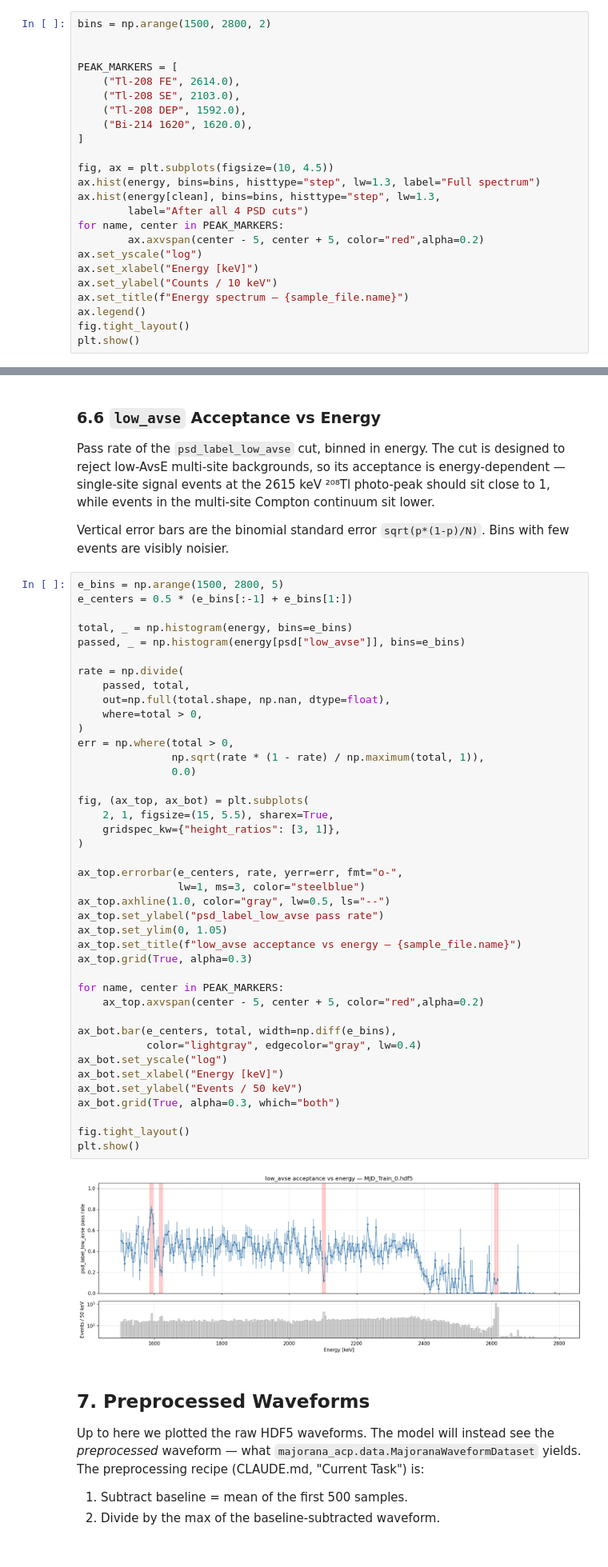
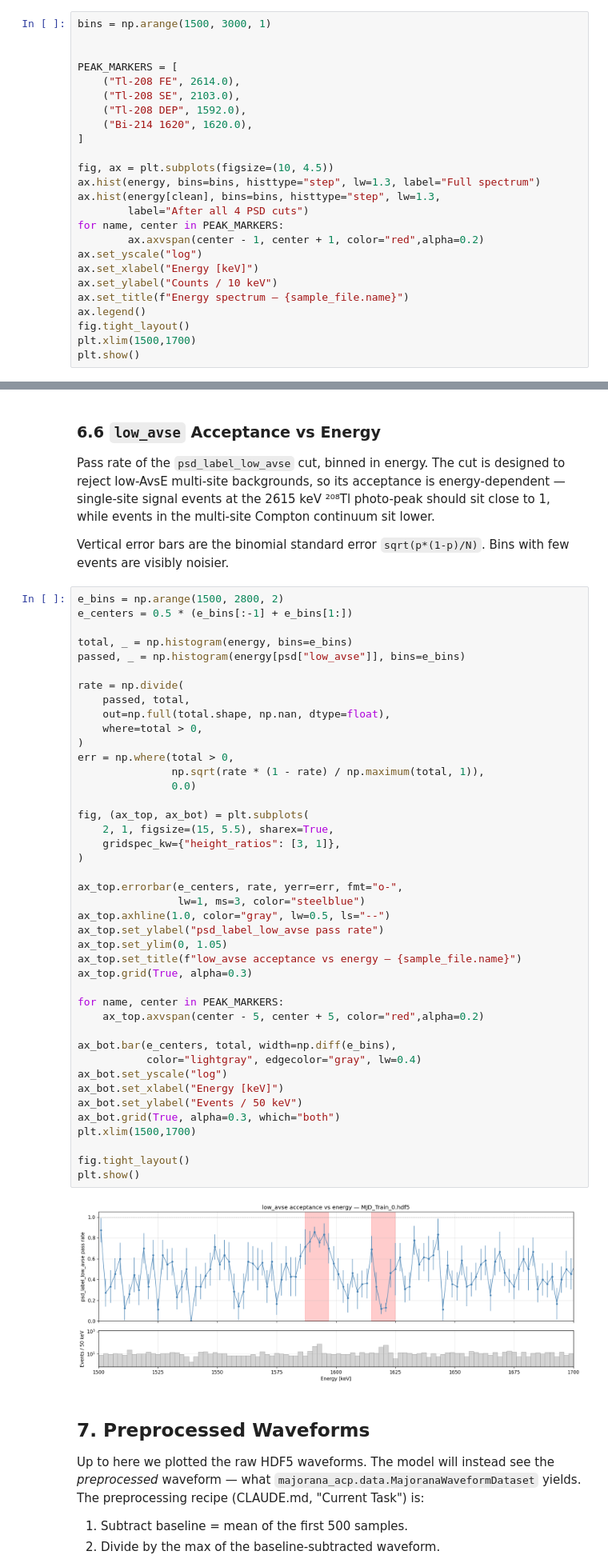
Before and after one commit to Galileo-Sandbox/MAJORANA_ACP, a Jupyter notebook: notebooks/data_visualization.ipynb, the cells around one changed output, grey strips where cells are left out. Shown at 80% size. Drawn from its saved outputs; the diff is of its cells as text.

```diff
--- a/notebooks/data_visualization.ipynb
+++ b/notebooks/data_visualization.ipynb
@@ -224,7 +224,7 @@ four PSD cuts. Reproduces the structure of Figure 2 in the data-release
 paper (on a single file rather than the full dataset). The step-like
 feature near 100 keV is from the upstream `sumE > 100 keV` skim cut.
 # %%
-bins = np.arange(1500, 2800, 2)
+bins = np.arange(1500, 3000, 1)
 
 
 PEAK_MARKERS = [
@@ -239,12 +239,13 @@ ax.hist(energy, bins=bins, histtype="step", lw=1.3, label="Full spectrum")
 ax.hist(energy[clean], bins=bins, histtype="step", lw=1.3,
         label="After all 4 PSD cuts")
 for name, center in PEAK_MARKERS:
-        ax.axvspan(center - 5, center + 5, color="red",alpha=0.2)
+        ax.axvspan(center - 1, center + 1, color="red",alpha=0.2)
 ax.set_yscale("log")
 ax.set_xlabel("Energy [keV]")
 ax.set_ylabel("Counts / 10 keV")
 ax.set_title(f"Energy spectrum — {sample_file.name}")
 ax.legend()
 fig.tight_layout()
+plt.xlim(1500,1700)
 plt.show()
 # %% [output]
@@ -323,7 +381,7 @@ continuum sit lower.
 Vertical error bars are the binomial standard error
 `sqrt(p*(1-p)/N)`. Bins with few events are visibly noisier.
 # %%
-e_bins = np.arange(1500, 2800, 5)
+e_bins = np.arange(1500, 2800, 2)
 e_centers = 0.5 * (e_bins[:-1] + e_bins[1:])
 
 total, _ = np.histogram(energy, bins=e_bins)
@@ -337,34 +395,35 @@ rate = np.divide(
 err = np.where(total > 0,
                np.sqrt(rate * (1 - rate) / np.maximum(total, 1)),
                0.0)
 
 fig, (ax_top, ax_bot) = plt.subplots(
     2, 1, figsize=(15, 5.5), sharex=True,
     gridspec_kw={"height_ratios": [3, 1]},
 )
 
 ax_top.errorbar(e_centers, rate, yerr=err, fmt="o-",
                 lw=1, ms=3, color="steelblue")
 ax_top.axhline(1.0, color="gray", lw=0.5, ls="--")
 ax_top.set_ylabel("psd_label_low_avse pass rate")
 ax_top.set_ylim(0, 1.05)
 ax_top.set_title(f"low_avse acceptance vs energy — {sample_file.name}")
 ax_top.grid(True, alpha=0.3)
 
 for name, center in PEAK_MARKERS:
     ax_top.axvspan(center - 5, center + 5, color="red",alpha=0.2)
 
 ax_bot.bar(e_centers, total, width=np.diff(e_bins),
            color="lightgray", edgecolor="gray", lw=0.4)
 ax_bot.set_yscale("log")
 ax_bot.set_xlabel("Energy [keV]")
 ax_bot.set_ylabel("Events / 50 keV")
 ax_bot.grid(True, alpha=0.3, which="both")
+plt.xlim(1500,1700)
 
 fig.tight_layout()
 plt.show()
 # %% [output]
-[figure, old version]
+[figure, new version]
 # %% [markdown]
 ## 7. Preprocessed Waveforms
 
```
Also changed, not shown: parts of 21 cells of this notebook.
